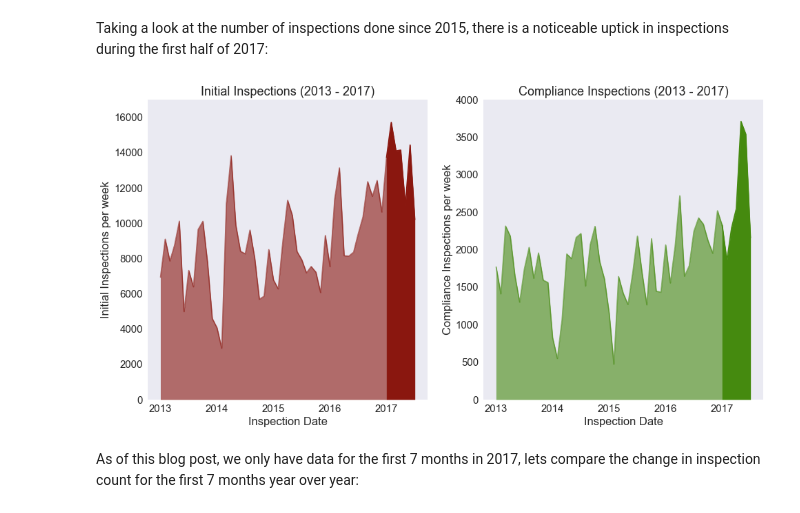
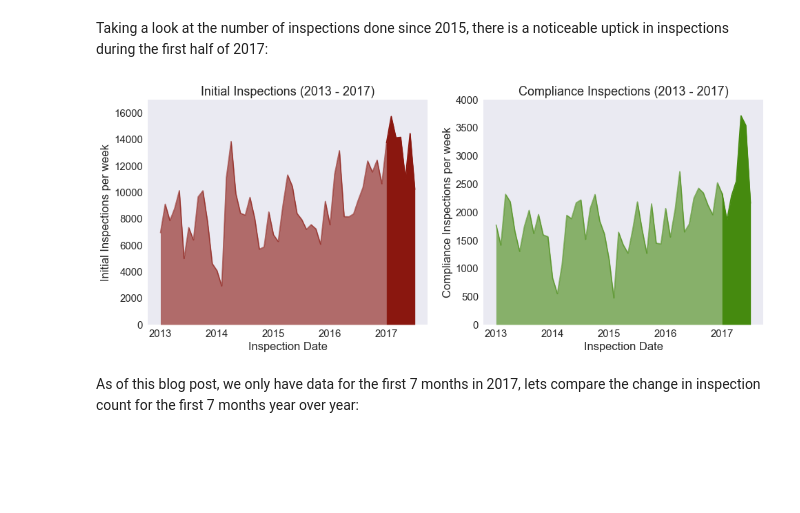
Before and after one commit to thomasjpfan/thomasjpfan.github.io, a Jupyter notebook: content/notebooks/20170828_Rodents_Of_NYC/notebook.ipynb, the cells around one changed output. Cells and saved outputs as stored; diff of their text form; code cells hidden in the pictures; blank space fills up the shorter version.

Commit message:
Fix image height

```diff
--- a/content/notebooks/20170828_Rodents_Of_NYC/notebook.ipynb
+++ b/content/notebooks/20170828_Rodents_Of_NYC/notebook.ipynb
@@ -13,9 +13,9 @@ import seaborn as sns
 import scipy as sp
 from sodapy import Socrata
 
-sns.set(style="dark", rc={"figure.figsize": (16,10)}, font_scale=1.5)
+sns.set(style="dark", rc={"figure.figsize": (16,6)}, font_scale=1.5)
 
-df = pd.read_csv("~/Downloads/rats.csv", usecols=["INSPECTION_TYPE", "JOB_ID",
+df = pd.read_csv("~/Documents/nyc_data/rats.csv", usecols=["INSPECTION_TYPE", "JOB_ID",
                                       "JOB_PROGRESS",
                                       "ZIP_CODE",
                                       "RESULT", "INSPECTION_DATE",
@@ -56,40 +56,40 @@ Each site is given a `JOB_ID`, where `JOB_PROGRESS` increases with every revisit
 Taking a look at the number of inspections done since 2015, there is a noticeable uptick in inspections during the first half of 2017:
 # %%
 # <!-- collapse=None -->
-fig, (ax1, ax2) = plt.subplots(1, 2, figsize=(16,8))
+fig, (ax1, ax2) = plt.subplots(1, 2)
 colors = sns.hls_palette(4, l=.3, s=.8)
 
 initial = (df.query("INSPECTION_TYPE == 'INITIAL'")
             .resample('M', on="INSPECTION_DATE")["RESULT"].count())
 compliance = (df.query("INSPECTION_TYPE == 'COMPLIANCE'")
             .resample('M', on="INSPECTION_DATE")["RESULT"].count())
 
 pre_2017_bool = initial.index <= pd.Timestamp("2017-02-01")
 post_2017_bool = initial.index >= pd.Timestamp("2017-01-01")
 
 init_pre_2017 = initial[pre_2017_bool]
 init_pre_2017.plot(kind="area", color=colors[0], ax=ax1, alpha=0.6)
 
 init_post_2017 = initial[post_2017_bool]
 init_post_2017.plot(kind="area", color=colors[0], ax=ax1, alpha=1)
 
 _ = ax1.set_title("Initial Inspections (2013 - 2017)")
 _ = ax1.set_xlabel("Inspection Date")
 _ = ax1.set_ylabel("Initial Inspections per week")
 _ = ax1.set_ylim([0, 17000])
 
 comp_pre_2017 = compliance[pre_2017_bool]
 comp_pre_2017.plot(kind="area", color=colors[1], ax=ax2, alpha=0.6)
 
 comp_post_2017 = compliance[post_2017_bool]
 comp_post_2017.plot(kind="area", color=colors[1], ax=ax2, alpha=1)
 
 _ = ax2.set_title("Compliance Inspections (2013 - 2017)")
 _ = ax2.set_xlabel("Inspection Date")
 _ = ax2.set_ylabel("Compliance Inspections per week")
 _ = ax2.set_ylim([0, 4000])
 # %% [output]
-[figure, old version]
+[figure, new version]
 # %% [markdown]
 As of this blog post, we only have data for the first 7 months in 2017, lets compare the change in inspection count for the first 7 months year over year:
 # %%
```
Also changed, not shown: parts of 1 cell of this notebook.
